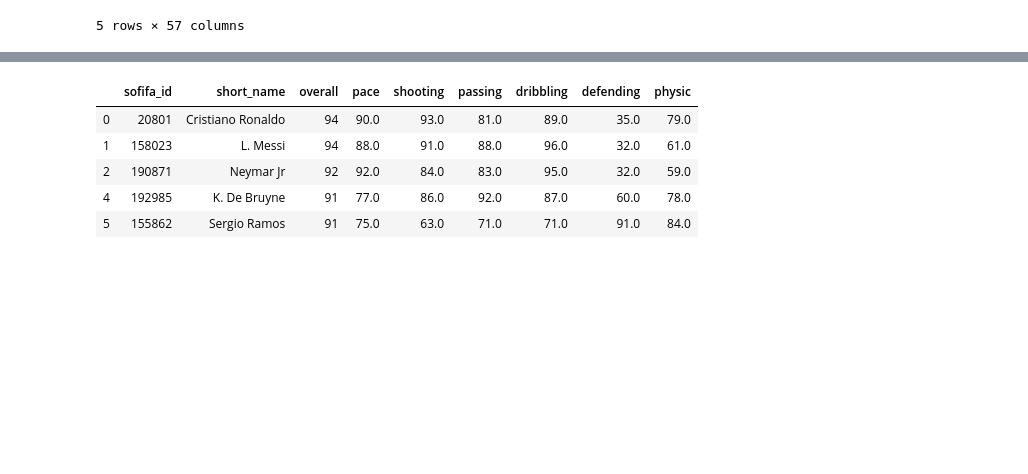
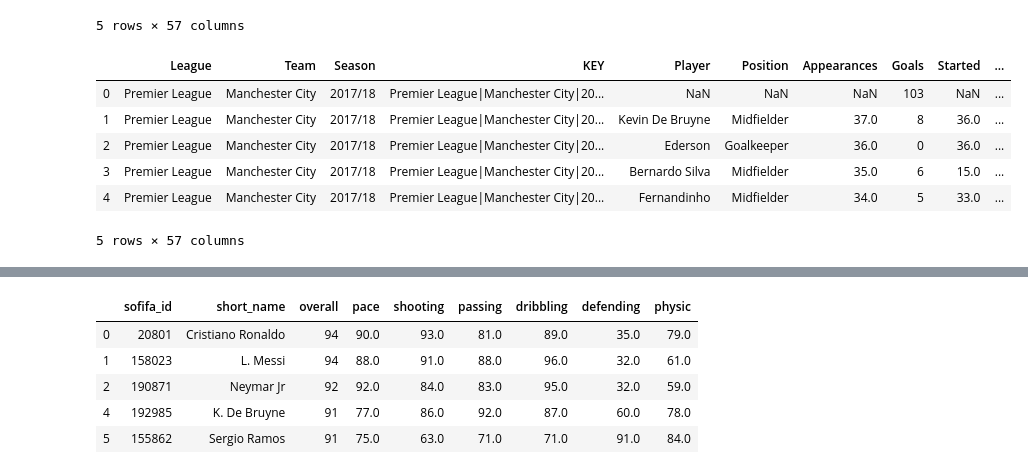
Before and after one commit to Significantly-Different/ETL-Project, a Jupyter notebook: ETL.ipynb, the cells around one changed output, grey strips where cells are left out. Cells and saved outputs as stored; diff of their text form; code cells hidden in the pictures; blank space fills up the shorter version.

```diff
--- a/ETL.ipynb
+++ b/ETL.ipynb
@@ -31,6 +31,13 @@ stats_18_19.head()
 # %%
 #importing dataset 3
 csv = "data/player_stats_17_18.csv"
 player_stats_17_18_df = pd.read_csv(csv)
 player_stats_17_18_df.head()
-player_stats_17_18_df.columns
+# %% [output]
+|  | League | Team | Season | KEY | Player | Position | Appearances | Goals | Started | ... |
+| 0 | Premier League | Manchester City | 2017/18 | Premier League|Manchester City|20... | NaN | NaN | NaN | 103 | NaN | ... |
+| 1 | Premier League | Manchester City | 2017/18 | Premier League|Manchester City|20... | Kevin De Bruyne | Midfielder | 37.0 | 8 | 36.0 | ... |
+| 2 | Premier League | Manchester City | 2017/18 | Premier League|Manchester City|20... | Ederson | Goalkeeper | 36.0 | 0 | 36.0 | ... |
+| 3 | Premier League | Manchester City | 2017/18 | Premier League|Manchester City|20... | Bernardo Silva | Midfielder | 35.0 | 6 | 15.0 | ... |
+| 4 | Premier League | Manchester City | 2017/18 | Premier League|Manchester City|20... | Fernandinho | Midfielder | 34.0 | 5 | 33.0 | ... |
+5 rows × 57 columns
```
Also changed, not shown: parts of 12 cells of this notebook.
